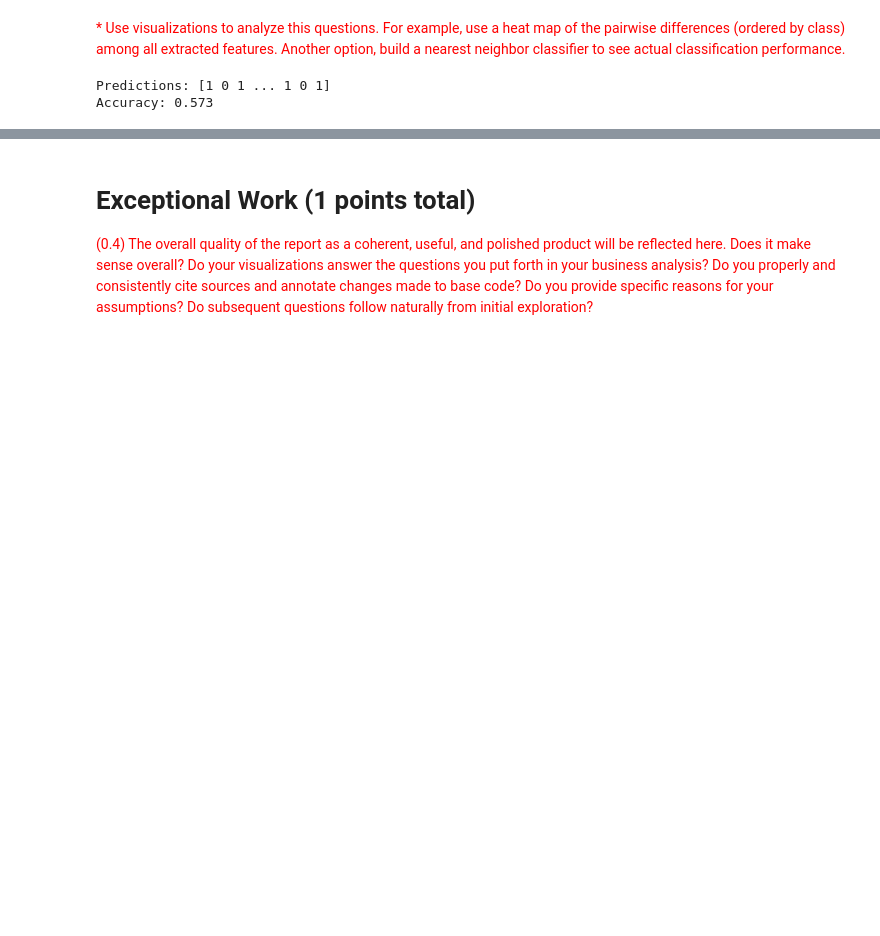
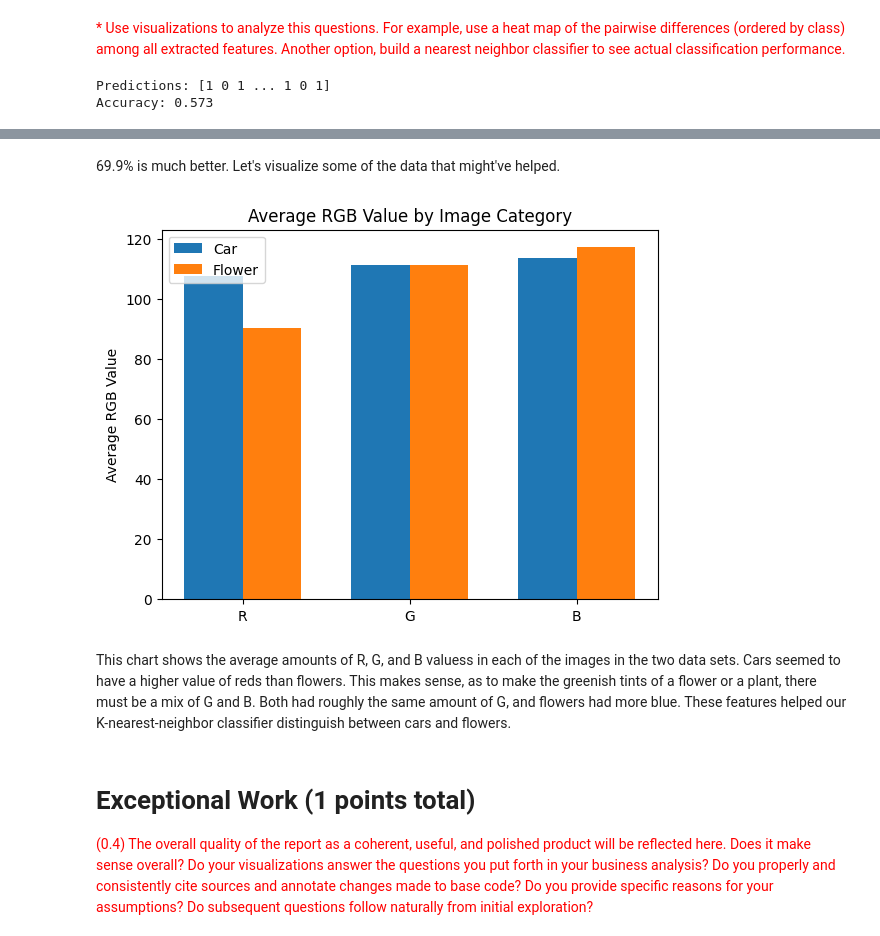
Before and after one commit to calebm00re/S22-ml02, a Jupyter notebook: images.ipynb, the cells around one changed output, grey strips where cells are left out. Cells and saved outputs as stored; diff of their text form; code cells hidden in the pictures; blank space fills up the shorter version.

```diff
--- a/images.ipynb
+++ b/images.ipynb
@@ -459,3 +546,54 @@ Our accuracy is about 57.3% with a k-nearest-neighbor classifier of 5. This is p
+# %% [markdown]
+69.9% is much better. Let's visualize some of the data that might've helped.
+# %%
+# Define the paths to the image folders
+car_path = "training_set/car"
+flower_path = "training_set/flower"
+
+# Define lists to store the average RGB values for each folder
+car_avg = []
+flower_avg = []
+
+# Loop over the car images and calculate the average RGB values
+for filename in os.listdir(car_path):
+    img = cv2.imread(os.path.join(car_path, filename))
+    avg_color_per_row = np.average(img, axis=0)
+    avg_color = np.average(avg_color_per_row, axis=0)
+    car_avg.append(avg_color)
+
+# Loop over the flower images and calculate the average RGB values
+for filename in os.listdir(flower_path):
+    img = cv2.imread(os.path.join(flower_path, filename))
+    avg_color_per_row = np.average(img, axis=0)
+    avg_color = np.average(avg_color_per_row, axis=0)
+    flower_avg.append(avg_color)
+
+# Calculate the mean of the RGB values for each folder
+car_mean = np.mean(car_avg, axis=0)
+flower_mean = np.mean(flower_avg, axis=0)
+
+# Create a bar chart showing the average RGB values for each folder
+labels = ['R', 'G', 'B']
+car_values = list(car_mean)
+flower_values = list(flower_mean)
+x = np.arange(len(labels))
+width = 0.35
+
+fig, ax = plt.subplots()
+rects1 = ax.bar(x - width/2, car_values, width, label='Car')
+rects2 = ax.bar(x + width/2, flower_values, width, label='Flower')
+
+ax.set_ylabel('Average RGB Value')
+ax.set_title('Average RGB Value by Image Category')
+ax.set_xticks(x)
+ax.set_xticklabels(labels)
+ax.legend()
+
+plt.show()
+# %% [output]
+[figure, added]
+# %% [markdown]
+This chart shows the average amounts of R, G, and B valuess in each of the images in the two data sets. Cars seemed to have a higher value of reds than flowers. This makes sense, as to make the greenish tints of a flower or a plant, there must be a mix of G and B. Both had roughly the same amount of G, and flowers had more blue. These features helped our K-nearest-neighbor classifier distinguish between cars and flowers.
 # %% [markdown]
 # Exceptional Work (1 points total)
 <span style="color:red">
```
Also changed, not shown: parts of 7 cells of this notebook.
